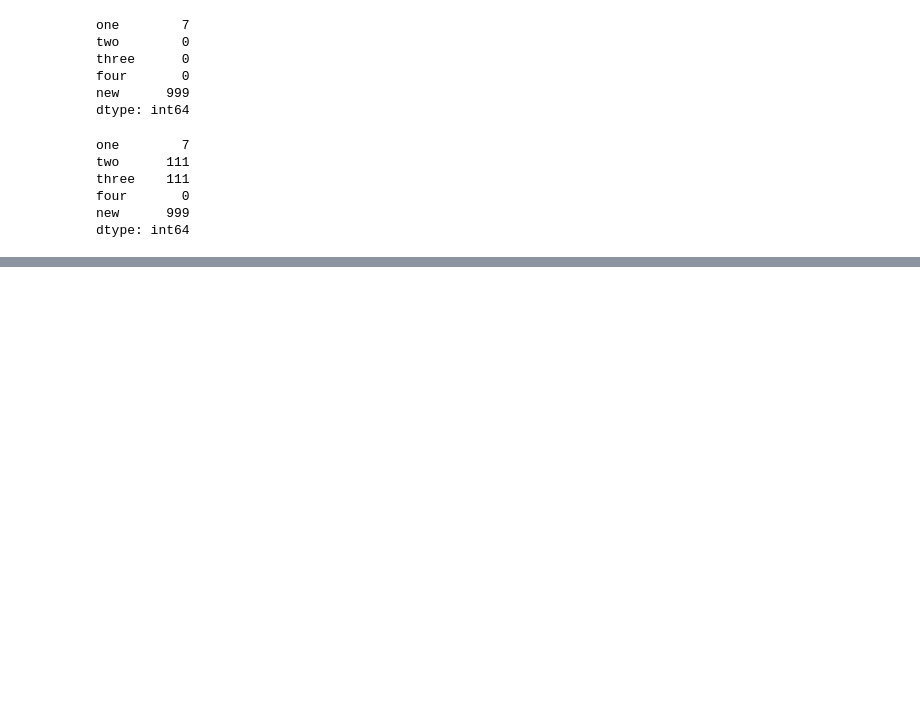
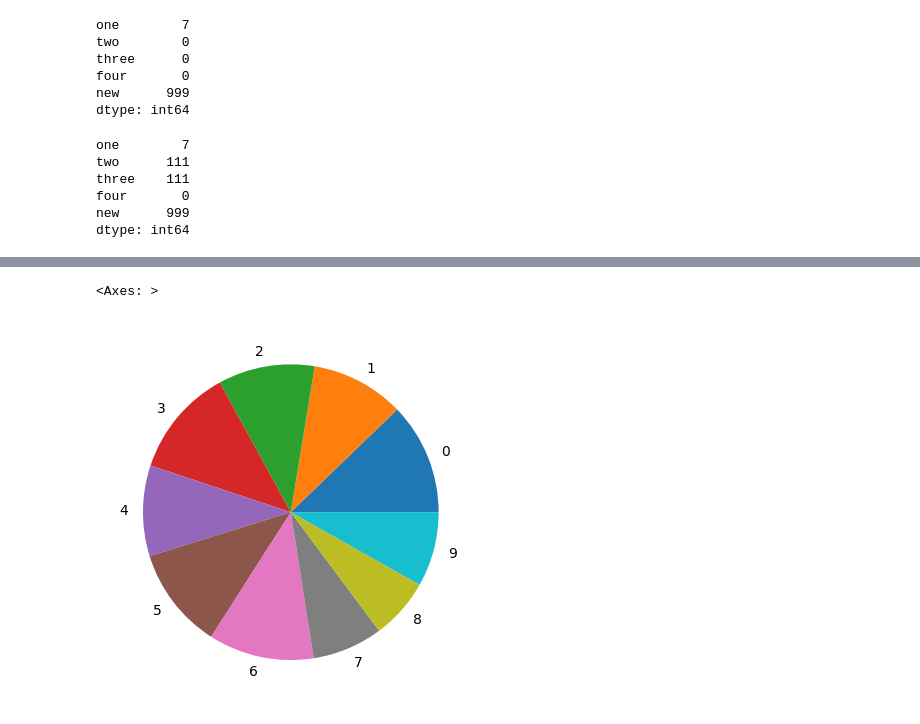
Before and after one commit to XionVolt/Ai-Ml, a Jupyter notebook: Programming/Pandas/01PandasBasicsAndSeriesdtype.ipynb, the cells around one changed output, grey strips where cells are left out. Cells and saved outputs as stored; diff of their text form; code cells hidden in the pictures; blank space fills up the shorter version.

```diff
--- a/Programming/Pandas/01PandasBasicsAndSeriesdtype.ipynb
+++ b/Programming/Pandas/01PandasBasicsAndSeriesdtype.ipynb
@@ -474,0 +613,5 @@ dtype: int64
+# %%
+randomSeriesData.plot(kind='pie')
+# %% [output]
+<Axes: >
+[figure, added]
```
Also changed, not shown: parts of 36 cells of this notebook, 3 other files.
